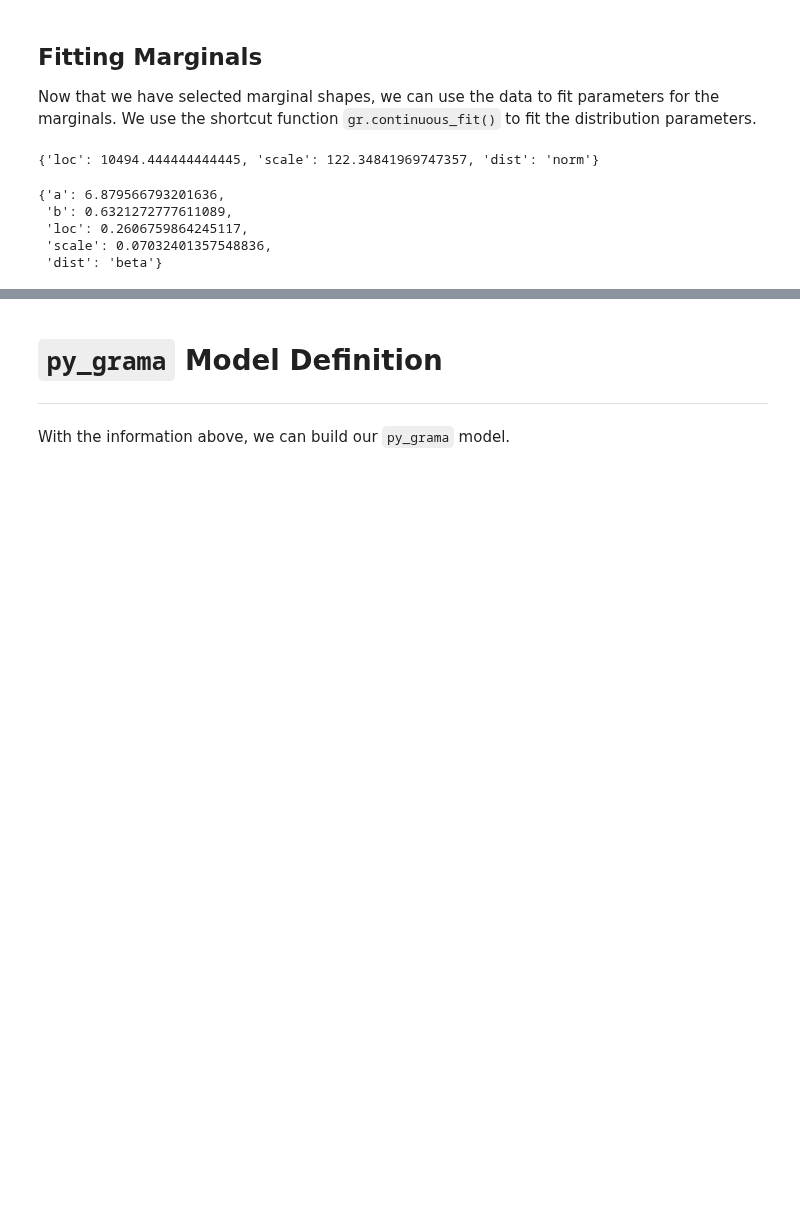
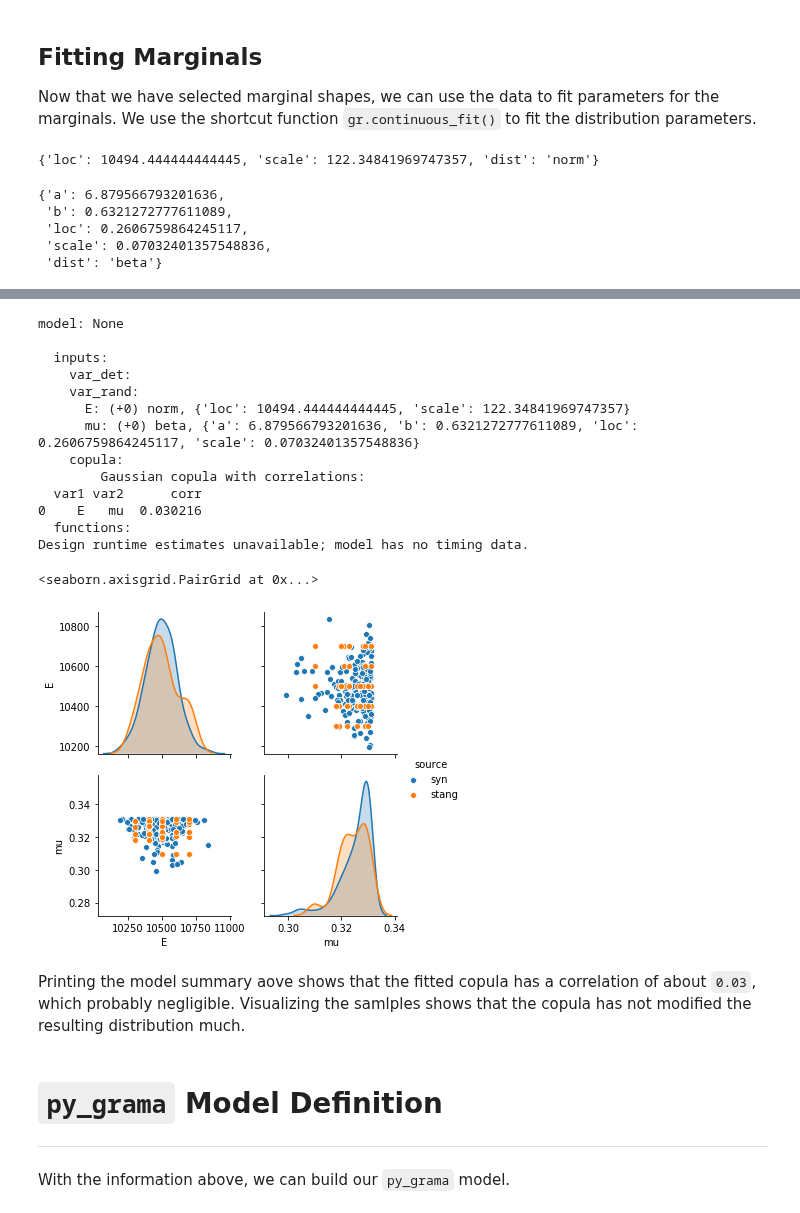
Before and after one commit to zdelrosario/py_grama, a Jupyter notebook: examples/demo/builder_demo.ipynb, the cells around one changed output, grey strips where cells are left out. Saved outputs shown, nothing was run; the diff lists cells and outputs as text; code cells hidden in the pictures; blank space fills up the shorter version.

```diff
--- a/examples/demo/builder_demo.ipynb
+++ b/examples/demo/builder_demo.ipynb
@@ -155,3 +156,39 @@ L_param = {"dist": "lognorm", "s": L_s, "loc": 1, "scale": L_mu, "sign": +1}
+# %%
+## Fit the copula
+md_tmp = gr.Model() >>\
+    gr.cp_marginals(E=E_param, mu=mu_param) >> \
+    gr.cp_copula_gaussian(df_data=df_filtered)
+md_tmp.printpretty()
+
+## Compare samples
+df_syn = md_tmp >> gr.ev_monte_carlo(n=200, df_det="nom", skip=True)
+df_both = pd.concat(
+    (df_syn.assign(source=["syn"] * df_syn.shape[0]),
+     df_filtered.assign(source=["stang"] * df_filtered.shape[0])),
+    axis=0,
+    sort=False
+).reset_index(drop=True)
+df_both
+
+sns.pairplot(df_both, vars=["E", "mu"], hue="source")
+# %% [output]
+model: None
+
+  inputs:
+    var_det:
+    var_rand:
+      E: (+0) norm, {'loc': 10494.444444444445, 'scale': 122.34841969747357}
+      mu: (+0) beta, {'a': 6.879566793201636, 'b': 0.6321272777611089, 'loc': 0.2606759864245117, 'scale': 0.07032401357548836}
+    copula:
+        Gaussian copula with correlations:
+  var1 var2      corr
+0    E   mu  0.030216
+  functions:
+Design runtime estimates unavailable; model has no timing data.
+<seaborn.axisgrid.PairGrid at 0x...>
+[figure, added]
+# %% [markdown]
+Printing the model summary aove shows that the fitted copula has a correlation of about `0.03`, which probably negligible. Visualizing the samlples shows that the copula has not modified the resulting distribution much.
 # %% [markdown]
 # `py_grama` Model Definition
 
```
Also changed, not shown: parts of 9 cells of this notebook.
